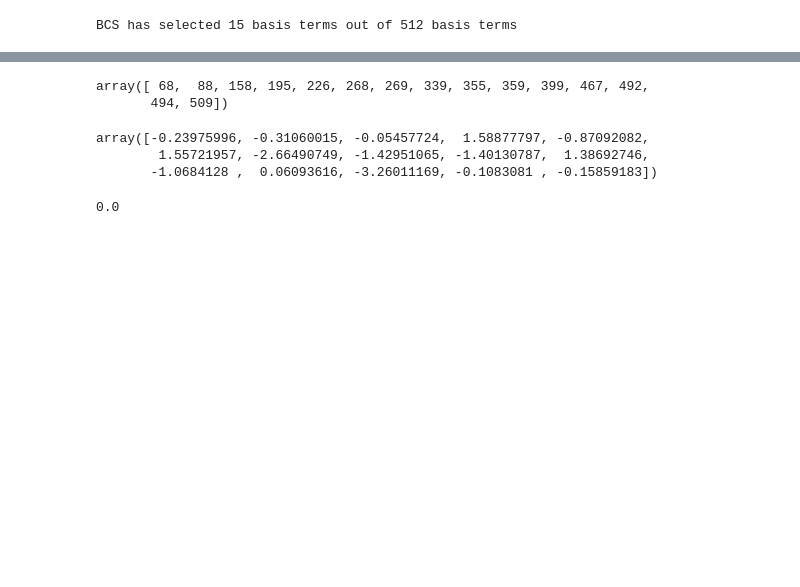
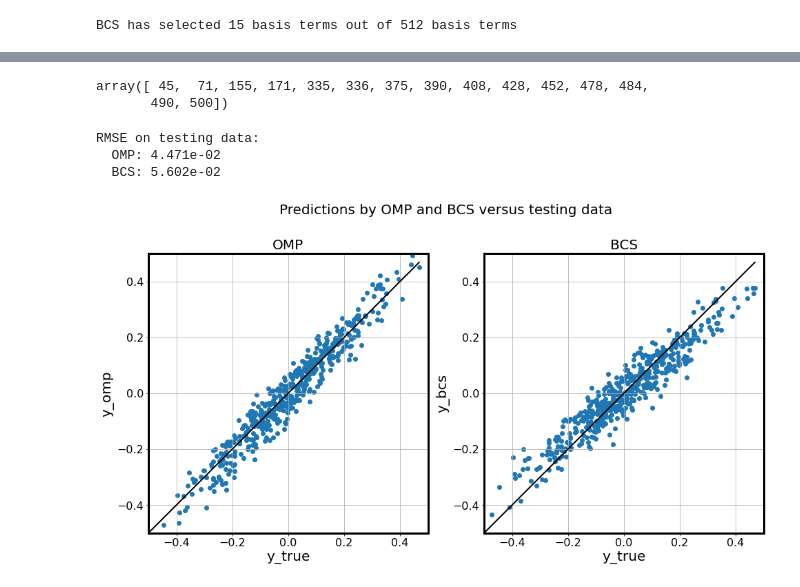
Before and after one commit to sandialabs/UQTk, a Jupyter notebook: examples/bare_bcs/bare_bcs.ipynb, the cells around one changed output, grey strips where cells are left out. Drawn from its saved outputs; the diff is of its cells as text; code cells hidden in the pictures; blank space fills up the shorter version.

```diff
--- a/examples/bare_bcs/bare_bcs.ipynb
+++ b/examples/bare_bcs/bare_bcs.ipynb
@@ -185,9 +52,9 @@ ys, A, coeffs = make_sparse_coded_signal(
 # %%
 # add noise to the outputs
-ys_noisy = ys + 0.05 * np.random.randn(len(ys))
+ys_noisy = ys_trn + noise_sig * np.random.randn(len(ys_trn))
 # %%
 # reconstruction of coefficients with OMP
 omp_cv = OrthogonalMatchingPursuitCV()
-omp_cv.fit(A, ys_noisy)
+omp_cv.fit(A_trn, ys_noisy)
 omp_coef = omp_cv.coef_
 (idc_omp,) = omp_coef.nonzero()
@@ -201,6 +67,6 @@ array([ 0.19342191, -0.42948835, -0.38090366, -0.3526881 ,  1.59331601,
 # %%
 # reconstruction of coefficients with BCS
-reg_params = np.array([])
-bcs_coef = pce_tools.UQTkCallBCSDirect(A,ys_noisy,0.05,1.e-9,reg_params,verbose=True)
+bcs_coef = pce_tools.UQTkCallBCSDirect(A_trn,ys_noisy,noise_sig,1.e-8,verbose=True)
+(idc_bcs,) = bcs_coef.nonzero()
 # %% [output]
 BCS has selected 15 basis terms out of 512 basis terms
@@ -216,16 +73,54 @@ array([ 46,  68,  88, 158, 195, 226, 268, 269, 339, 355, 359, 399, 467,
-# %%
-(idc_bcs,) = bcs_coef.nonzero()
-idc_bcs
-# %% [output]
-array([ 68,  88, 158, 195, 226, 268, 269, 339, 355, 359, 399, 467, 492,
-       494, 509])
-# %%
-bcs_coef[idc_bcs]
-# %% [output]
-array([-0.23975996, -0.31060015, -0.05457724,  1.58877797, -0.87092082,
-        1.55721957, -2.66490749, -1.42951065, -1.40130787,  1.38692746,
-       -1.0684128 ,  0.06093616, -3.26011169, -0.1083081 , -0.15859183])
-# %%
-bcs_coef[100]
-# %% [output]
-0.0
+# %%
+idc_bcs
+# %% [output]
+array([ 45,  71, 155, 171, 335, 336, 375, 390, 408, 428, 452, 478, 484,
+       490, 500])
+# %%
+# Compare predictions with inferred signal against the testing data
+y_pred_omp = np.matmul(A_tst,omp_coef)
+y_pred_bcs = np.matmul(A_tst,bcs_coef)
+omp_rmse = sklm.mean_squared_error(ys_tst,y_pred_omp,squared=False)
+bcs_rmse = sklm.mean_squared_error(ys_tst,y_pred_bcs,squared=False)
+print("RMSE on testing data:")
+print("  OMP: %.3e"%omp_rmse)
+print("  BCS: %.3e"%bcs_rmse)
+# %% [output]
+RMSE on testing data:
+  OMP: 4.471e-02
+  BCS: 5.602e-02
+# %%
+# Plot predictions versus testing data
+# Make one plot with the two graphs side by side
+fig1, ax1 = plt.subplots(figsize=(16,8), nrows=1, ncols=2)
+fig1.suptitle("Predictions by OMP and BCS versus testing data", fontsize=20)
+
+y_min = ys_tst.min()
+y_max = ys_tst.max()
+
+identity_line=np.array([[y_min,y_min],[y_max,y_max]])
+
+# OMP
+ax1[0].plot(identity_line[:,0],identity_line[:,1],color="black",linewidth=2)
+ax1[0].scatter(ys_tst,y_pred_omp)
+ax1[0].set_title("OMP" , fontsize=20)
+ax1[0].tick_params(axis='both', labelsize= 16)
+ax1[0].set_xlim(-0.5,0.5)
+ax1[0].set_ylim(-0.5,0.5)
+ax1[0].set_xlabel("y_true", fontsize=20)
+ax1[0].set_ylabel("y_omp", fontsize=20)
+ax1[0].set_aspect(1.0)
+
+# BCS
+ax1[1].plot(identity_line[:,0],identity_line[:,1],color="black",linewidth=2)
+ax1[1].scatter(ys_tst,y_pred_bcs)
+ax1[1].set_title("BCS" , fontsize=20)
+ax1[1].tick_params(axis='both', labelsize= 16)
+ax1[1].set_xlim(-0.5,0.5)
+ax1[1].set_ylim(-0.5,0.5)
+ax1[1].set_xlabel("y_true", fontsize=20)
+ax1[1].set_ylabel("y_bcs", fontsize=20)
+ax1[1].set_aspect(1.0)
+
+plt.show()
+# %% [output]
+[figure, added]
```
Also changed, not shown: parts of 18 cells of this notebook.
